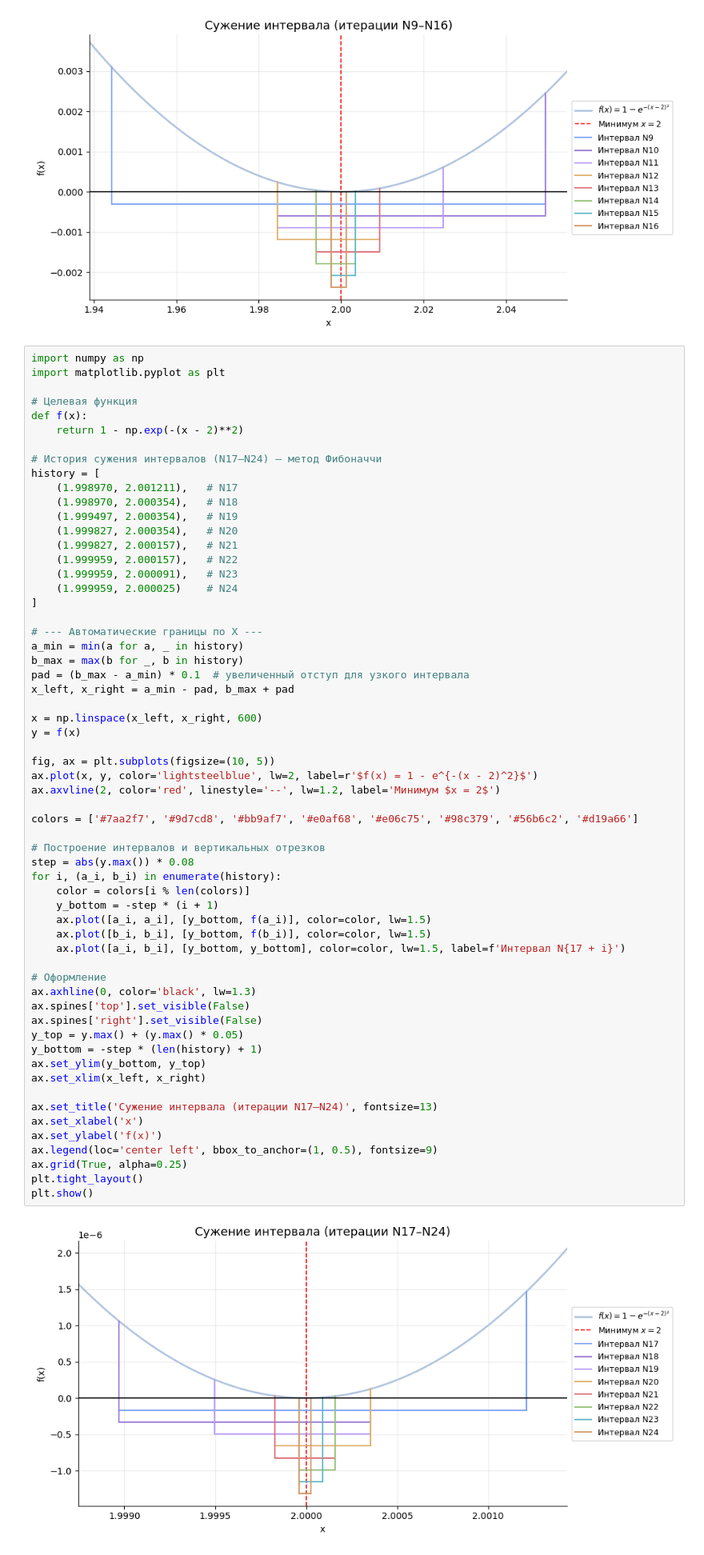
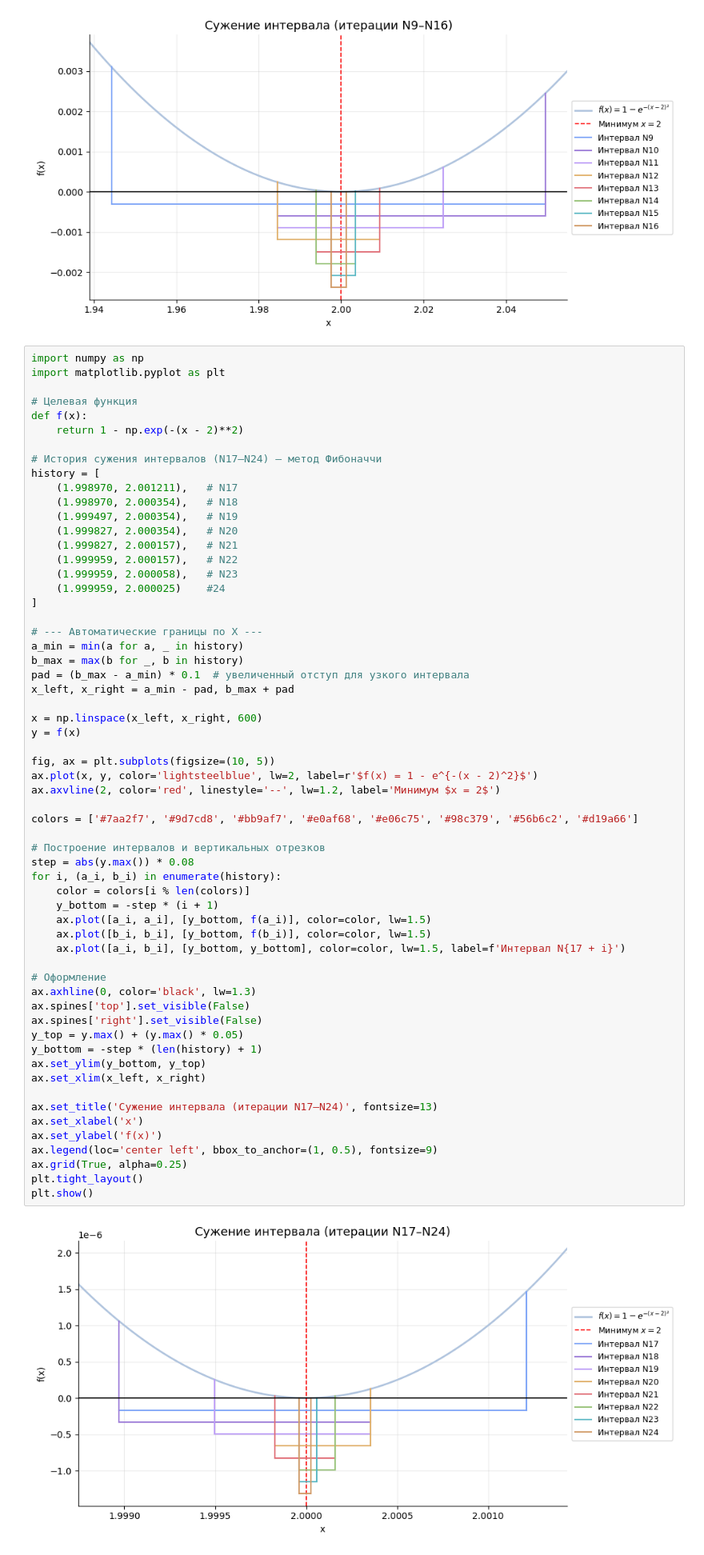
Before and after one commit to mnasonovy/optimization-methods, a Jupyter notebook: lab_1/grafics.ipynb, the cells around one changed output. Shown at 80% size. Cells and saved outputs as stored; diff of their text form.

```diff
--- a/lab_1/grafics.ipynb
+++ b/lab_1/grafics.ipynb
@@ -608,8 +608,8 @@ history = [
     (1.999827, 2.000354),   # N20
     (1.999827, 2.000157),   # N21
     (1.999959, 2.000157),   # N22
-    (1.999959, 2.000091),   # N23
-    (1.999959, 2.000025)    # N24
+    (1.999959, 2.000058),   # N23
+    (1.999959, 2.000025)    #24
 ]
 
 # --- Автоматические границы по X ---
@@ -626,31 +626,31 @@ ax.plot(x, y, color='lightsteelblue', lw=2, label=r'$f(x) = 1 - e^{-(x - 2)^2}$'
 ax.axvline(2, color='red', linestyle='--', lw=1.2, label='Минимум $x = 2$')
 
 colors = ['#7aa2f7', '#9d7cd8', '#bb9af7', '#e0af68', '#e06c75', '#98c379', '#56b6c2', '#d19a66']
 
 # Построение интервалов и вертикальных отрезков
 step = abs(y.max()) * 0.08
 for i, (a_i, b_i) in enumerate(history):
     color = colors[i % len(colors)]
     y_bottom = -step * (i + 1)
     ax.plot([a_i, a_i], [y_bottom, f(a_i)], color=color, lw=1.5)
     ax.plot([b_i, b_i], [y_bottom, f(b_i)], color=color, lw=1.5)
     ax.plot([a_i, b_i], [y_bottom, y_bottom], color=color, lw=1.5, label=f'Интервал N{17 + i}')
 
 # Оформление
 ax.axhline(0, color='black', lw=1.3)
 ax.spines['top'].set_visible(False)
 ax.spines['right'].set_visible(False)
 y_top = y.max() + (y.max() * 0.05)
 y_bottom = -step * (len(history) + 1)
 ax.set_ylim(y_bottom, y_top)
 ax.set_xlim(x_left, x_right)
 
 ax.set_title('Сужение интервала (итерации N17–N24)', fontsize=13)
 ax.set_xlabel('x')
 ax.set_ylabel('f(x)')
 ax.legend(loc='center left', bbox_to_anchor=(1, 0.5), fontsize=9)
 ax.grid(True, alpha=0.25)
 plt.tight_layout()
 plt.show()
 # %% [output]
-[figure, old version]
+[figure, new version]
```
Also changed, not shown: 1 other file.
